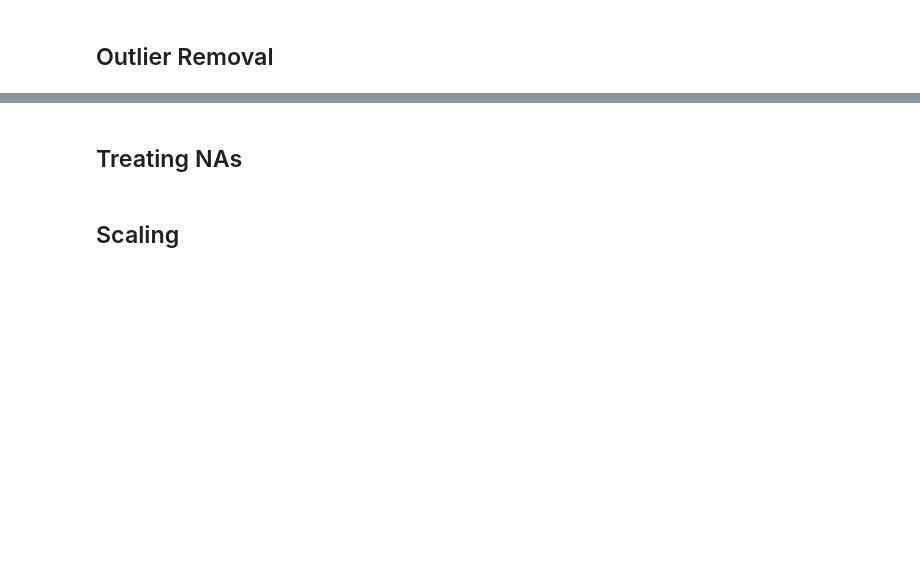
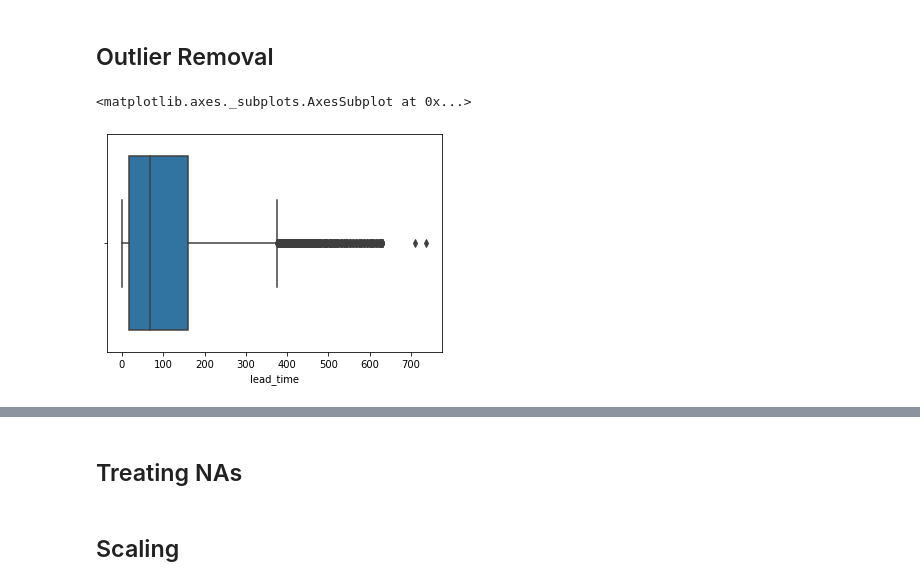
Before and after one commit to pedroteche-ih/DAFT_MEX_202209, a Jupyter notebook: ML Workflow.ipynb, the cells around one changed output, grey strips where cells are left out. Drawn from its saved outputs; the diff is of its cells as text; code cells hidden in the pictures; blank space fills up the shorter version.

```diff
--- a/ML Workflow.ipynb
+++ b/ML Workflow.ipynb
@@ -34,2 +66,7 @@ memory usage: 25.1+ MB
 # %% [markdown]
 ## Outlier Removal
+# %%
+sns.boxplot(data = tb_hotel, x = 'lead_time')
+# %% [output]
+<matplotlib.axes._subplots.AxesSubplot at 0x...>
+[figure, added]
```
Also changed, not shown: parts of 21 cells of this notebook.
